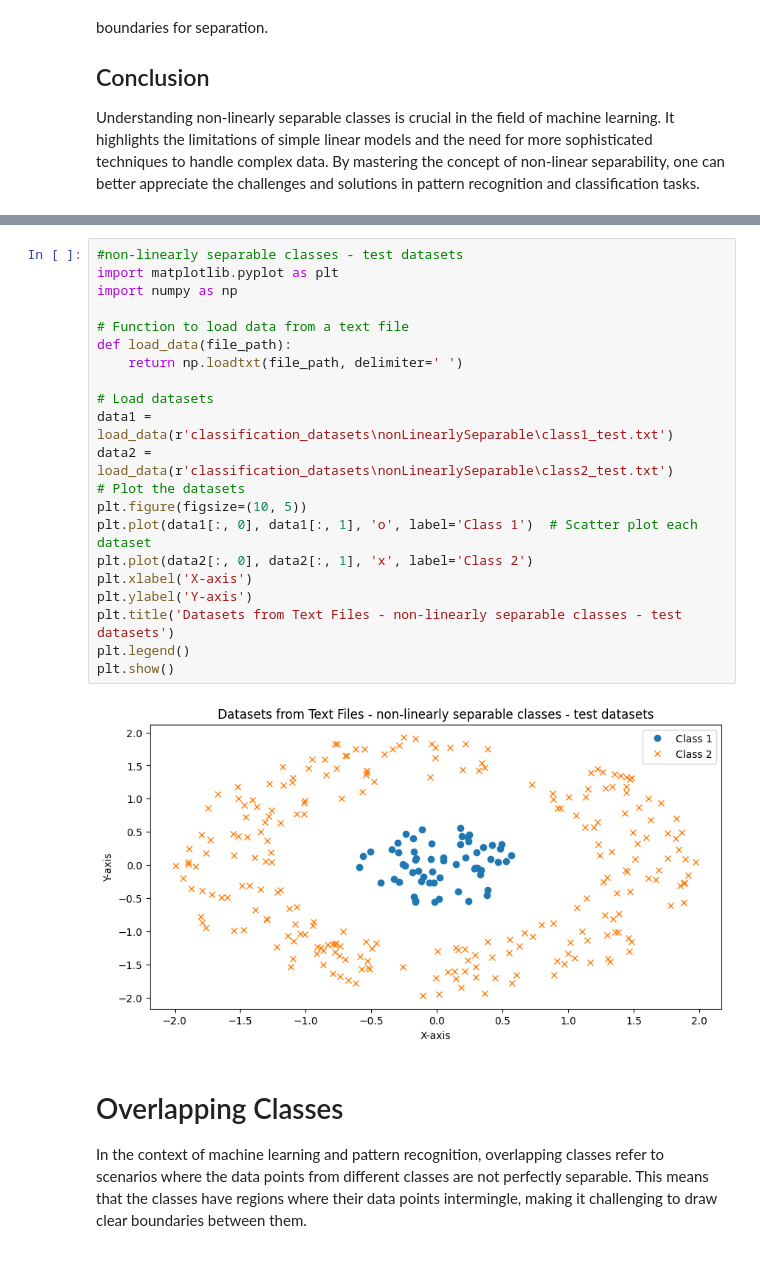
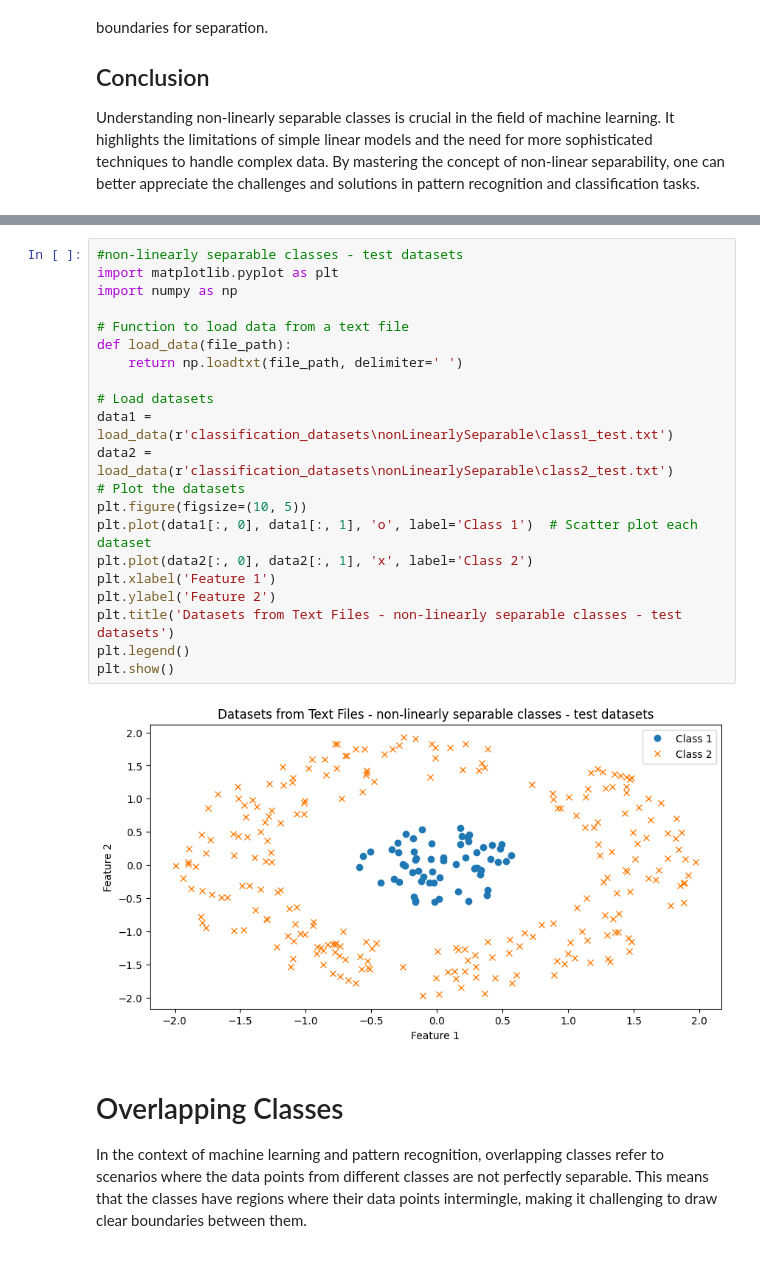
Before and after one commit to RakshithaKalkura/IML-project-dec-2024, a Jupyter notebook: datasets_visualize.ipynb, the cells around one changed output, grey strips where cells are left out. Saved outputs shown, nothing was run; the diff lists cells and outputs as text.

```diff
--- a/datasets_visualize.ipynb
+++ b/datasets_visualize.ipynb
@@ -201,26 +201,26 @@ plt.show()
 # %%
 #non-linearly separable classes - test datasets
 import matplotlib.pyplot as plt
 import numpy as np
 
 # Function to load data from a text file
 def load_data(file_path):
     return np.loadtxt(file_path, delimiter=' ')
 
 # Load datasets
 data1 = load_data(r'classification_datasets\nonLinearlySeparable\class1_test.txt')
 data2 = load_data(r'classification_datasets\nonLinearlySeparable\class2_test.txt')
 # Plot the datasets
 plt.figure(figsize=(10, 5))
 plt.plot(data1[:, 0], data1[:, 1], 'o', label='Class 1')  # Scatter plot each dataset
 plt.plot(data2[:, 0], data2[:, 1], 'x', label='Class 2')
-plt.xlabel('X-axis')
-plt.ylabel('Y-axis')
+plt.xlabel('Feature 1')
+plt.ylabel('Feature 2')
 plt.title('Datasets from Text Files - non-linearly separable classes - test datasets')
 plt.legend()
 plt.show()
 # %% [output]
-[figure, old version]
+[figure, new version]
 # %% [markdown]
 # Overlapping Classes
 
```
Also changed, not shown: parts of 9 cells of this notebook, 5 other files.
